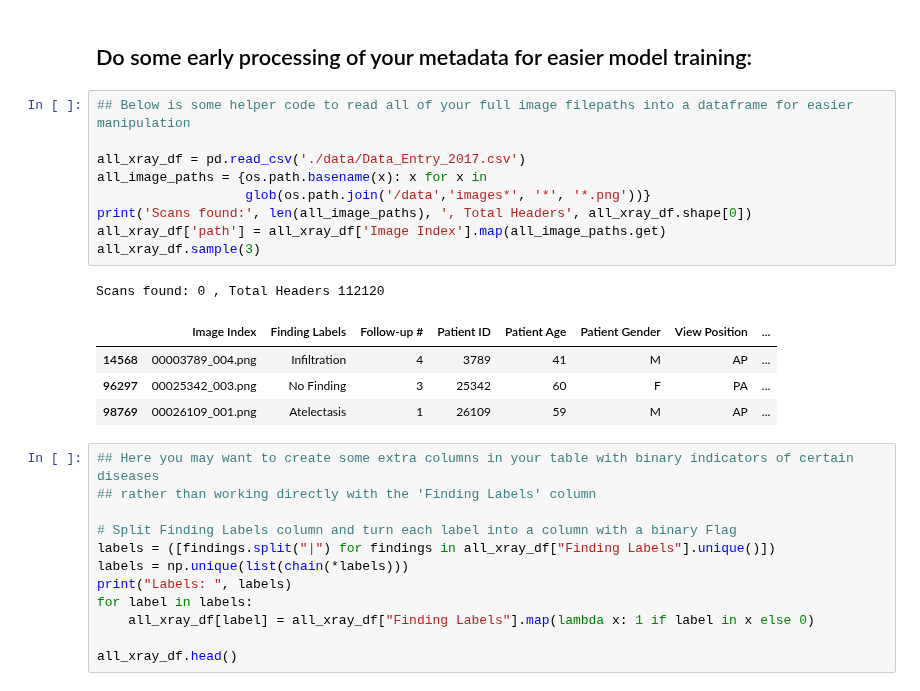
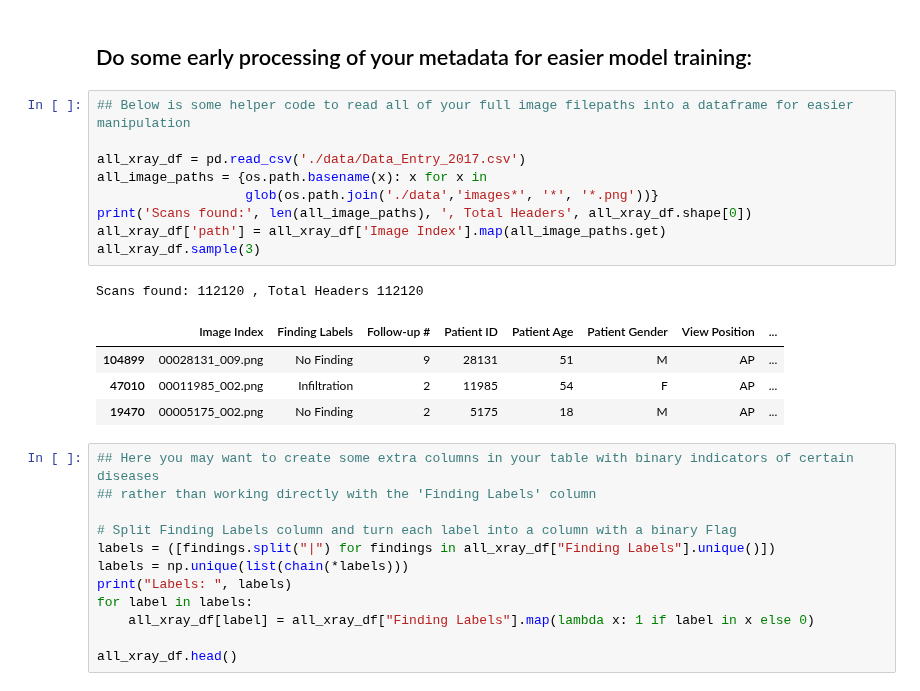
Before and after one commit to pdagger/AI_Healthcare_Projects, a Jupyter notebook: Pneumonia_Detection_Chest_X-Rays/Build and train model.ipynb, the cells around one changed output. Drawn from its saved outputs; the diff is of its cells as text.

```diff
--- a/Pneumonia_Detection_Chest_X-Rays/Build and train model.ipynb
+++ b/Pneumonia_Detection_Chest_X-Rays/Build and train model.ipynb
@@ -19,18 +22,18 @@ from keras.preprocessing.image import ImageDataGenerator
 # %%
 ## Below is some helper code to read all of your full image filepaths into a dataframe for easier manipulation
 
 all_xray_df = pd.read_csv('./data/Data_Entry_2017.csv')
 all_image_paths = {os.path.basename(x): x for x in
-                   glob(os.path.join('/data','images*', '*', '*.png'))}
+                   glob(os.path.join('./data','images*', '*', '*.png'))}
 print('Scans found:', len(all_image_paths), ', Total Headers', all_xray_df.shape[0])
 all_xray_df['path'] = all_xray_df['Image Index'].map(all_image_paths.get)
 all_xray_df.sample(3)
 # %% [output]
-Scans found: 0 , Total Headers 112120
+Scans found: 112120 , Total Headers 112120
 |  | Image Index | Finding Labels | Follow-up # | Patient ID | Patient Age | Patient Gender | View Position | ... |
-| 14568 | 00003789_004.png | Infiltration | 4 | 3789 | 41 | M | AP | ... |
-| 96297 | 00025342_003.png | No Finding | 3 | 25342 | 60 | F | PA | ... |
-| 98769 | 00026109_001.png | Atelectasis | 1 | 26109 | 59 | M | AP | ... |
+| 104899 | 00028131_009.png | No Finding | 9 | 28131 | 51 | M | AP | ... |
+| 47010 | 00011985_002.png | Infiltration | 2 | 11985 | 54 | F | AP | ... |
+| 19470 | 00005175_002.png | No Finding | 2 | 5175 | 18 | M | AP | ... |
 # %%
 ## Here you may want to create some extra columns in your table with binary indicators of certain diseases
 ## rather than working directly with the 'Finding Labels' column
```
Also changed, not shown: parts of 6 cells of this notebook.
